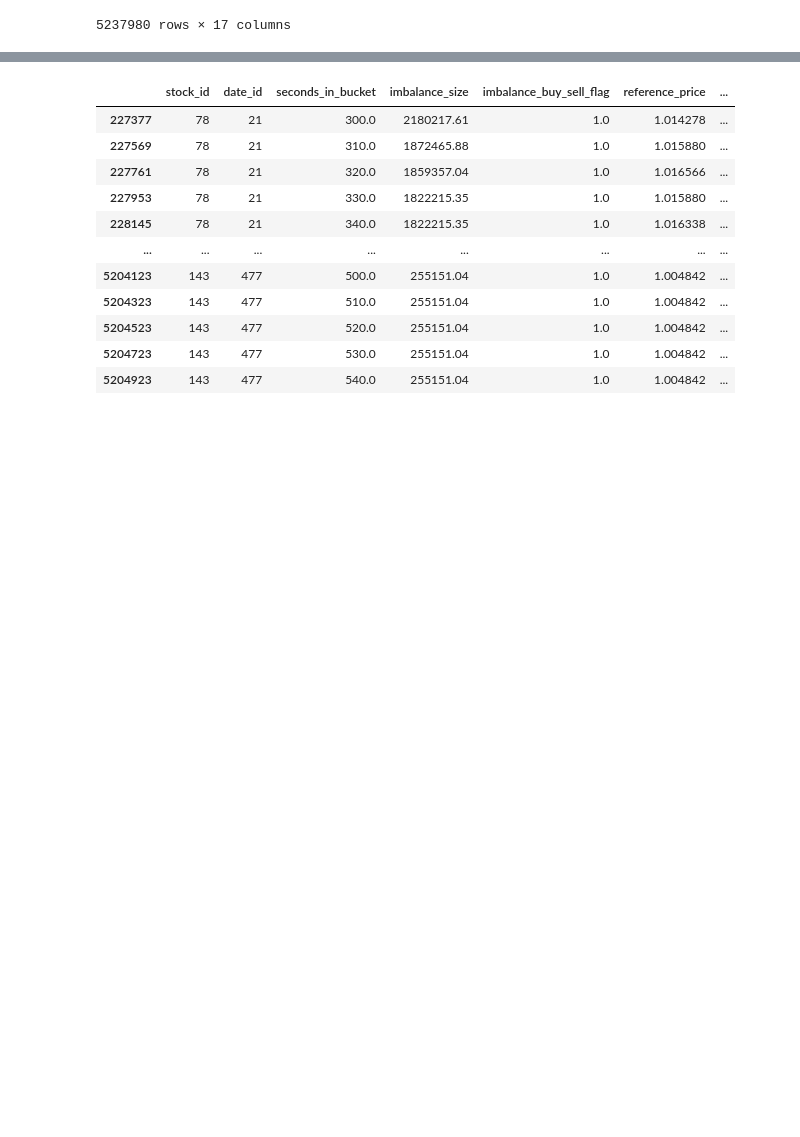
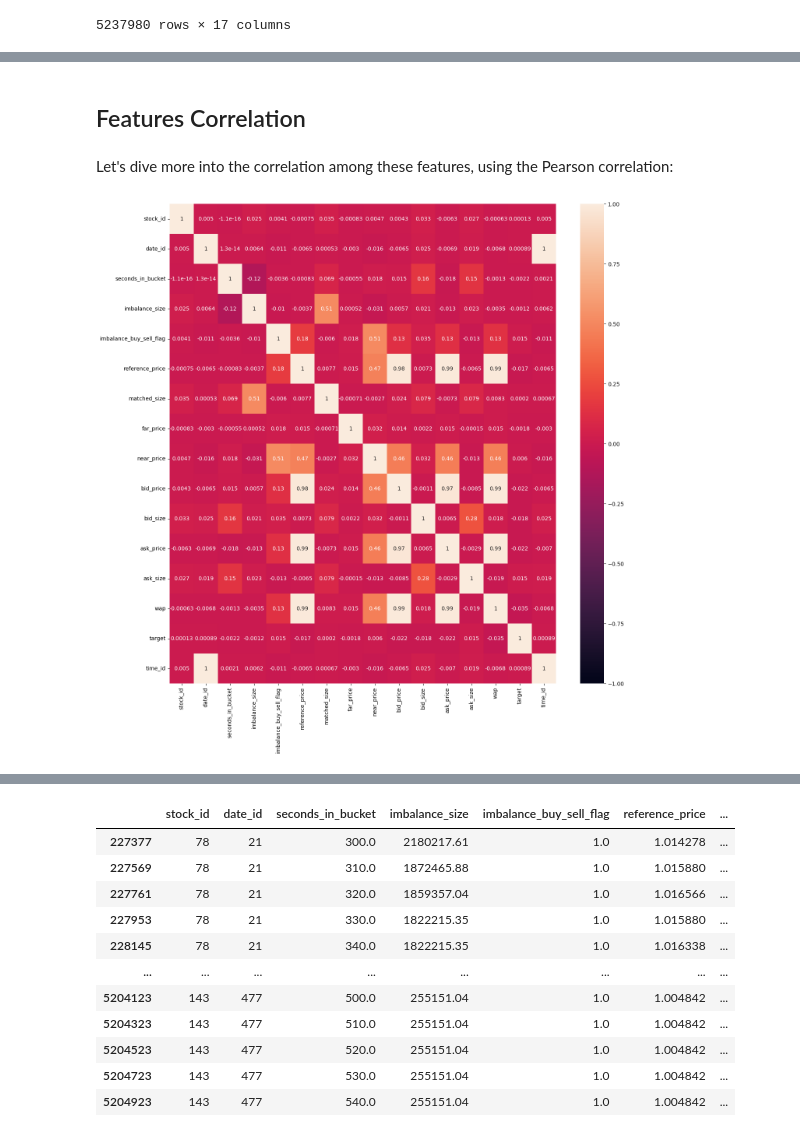
Before and after one commit to tfranza/optiver, a Jupyter notebook: Data_analysis.ipynb, the cells around one changed output, grey strips where cells are left out. Cells and saved outputs as stored; diff of their text form; code cells hidden in the pictures; blank space fills up the shorter version.

Commit message:
Update Data_analysis.ipynb
Formatted code, added documentation, updated data analysis section with further data exploration and insights from the correlation matrices.

```diff
--- a/Data_analysis.ipynb
+++ b/Data_analysis.ipynb
@@ -71,0 +123,11 @@ df_prova_notna = df_prova.loc[\
+# %% [markdown]
+## Features Correlation
+# %% [markdown]
+Let's dive more into the correlation among these features, using the Pearson correlation:
+# %%
+plt.figure(figsize=(16,16))
+cor = df.corr(method='pearson')
+sns.heatmap(cor, vmin=-1, vmax=1, annot=True)
+plt.show()
+# %% [output]
+[figure, added]
```
Also changed, not shown: parts of 63 cells of this notebook.
